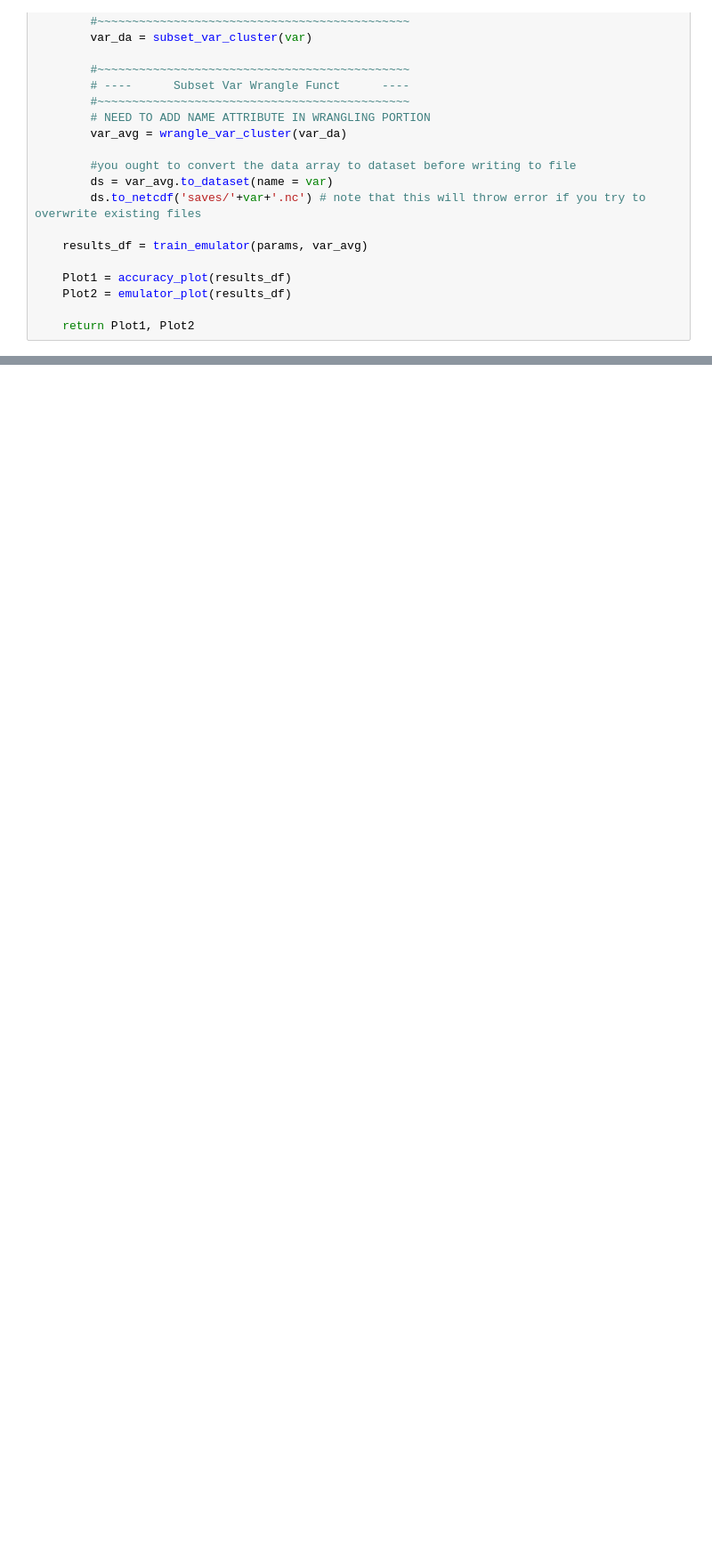
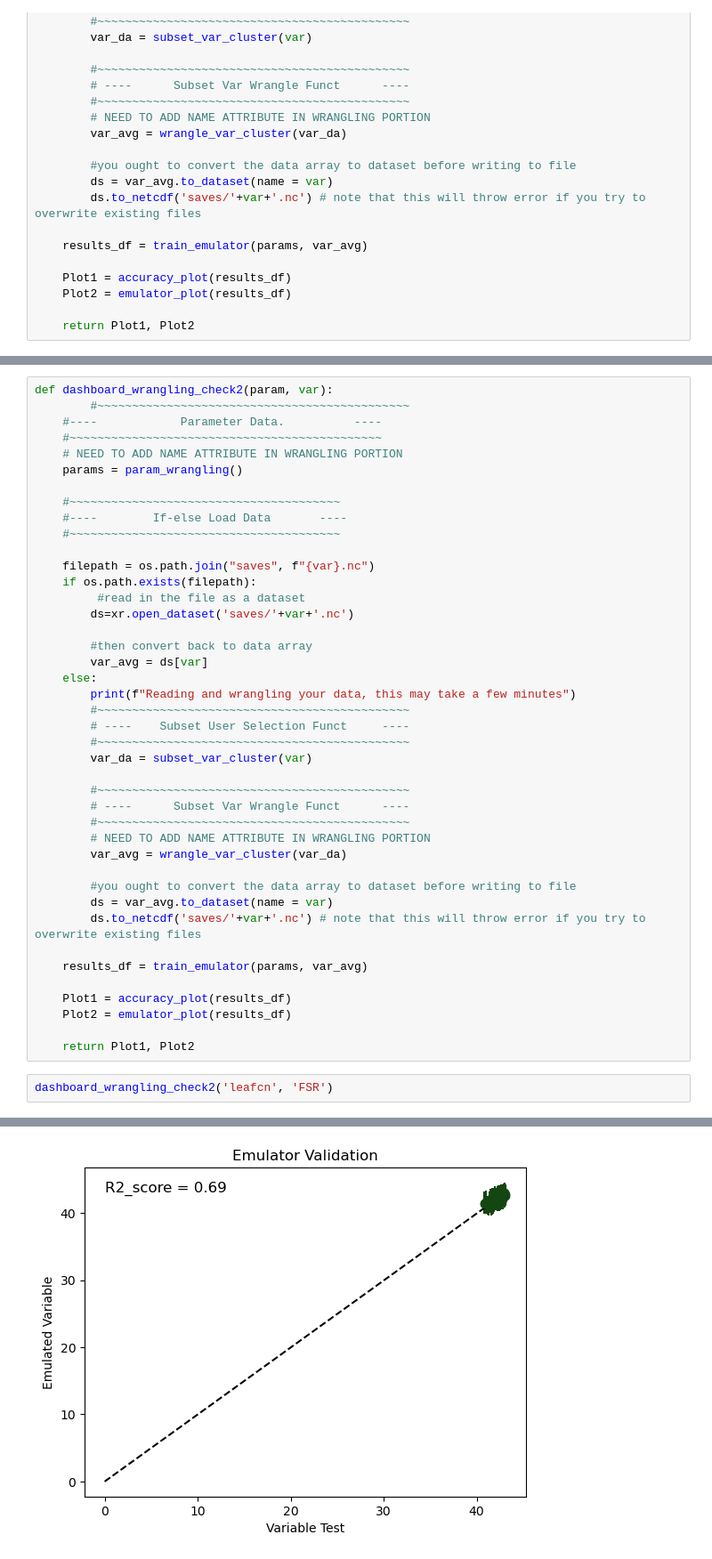
Before and after one commit to GaiaFuture/Prototype, a Jupyter notebook: main_function.ipynb, the cells around one changed output, grey strips where cells are left out. Shown: that part at 89% size. Drawn from its saved outputs; the diff is of its cells as text; blank space fills up the shorter version.

```diff
--- a/main_function.ipynb
+++ b/main_function.ipynb
@@ -72,0 +137,45 @@ Mean Absolute Error: 2.5008176225625332e-06
+# %%
+def dashboard_wrangling_check2(param, var):
+        #~~~~~~~~~~~~~~~~~~~~~~~~~~~~~~~~~~~~~~~~~~~~~
+    #----            Parameter Data.          ----
+    #~~~~~~~~~~~~~~~~~~~~~~~~~~~~~~~~~~~~~~~~~~~~~
+    # NEED TO ADD NAME ATTRIBUTE IN WRANGLING PORTION
+    params = param_wrangling()
+
+    #~~~~~~~~~~~~~~~~~~~~~~~~~~~~~~~~~~~~~~~
+    #----        If-else Load Data       ----
+    #~~~~~~~~~~~~~~~~~~~~~~~~~~~~~~~~~~~~~~~
+
+    filepath = os.path.join("saves", f"{var}.nc")
+    if os.path.exists(filepath):
+         #read in the file as a dataset
+        ds=xr.open_dataset('saves/'+var+'.nc')
+
+        #then convert back to data array
+        var_avg = ds[var]
+    else:
+        print(f"Reading and wrangling your data, this may take a few minutes")
+        #~~~~~~~~~~~~~~~~~~~~~~~~~~~~~~~~~~~~~~~~~~~~~
+        # ----    Subset User Selection Funct     ----
+        #~~~~~~~~~~~~~~~~~~~~~~~~~~~~~~~~~~~~~~~~~~~~~
+        var_da = subset_var_cluster(var)
+
+        #~~~~~~~~~~~~~~~~~~~~~~~~~~~~~~~~~~~~~~~~~~~~~
+        # ----      Subset Var Wrangle Funct      ----
+        #~~~~~~~~~~~~~~~~~~~~~~~~~~~~~~~~~~~~~~~~~~~~~
+        # NEED TO ADD NAME ATTRIBUTE IN WRANGLING PORTION
+        var_avg = wrangle_var_cluster(var_da)
+
+        #you ought to convert the data array to dataset before writing to file
+        ds = var_avg.to_dataset(name = var)
+        ds.to_netcdf('saves/'+var+'.nc') # note that this will throw error if you try to overwrite existing files
+
+    results_df = train_emulator(params, var_avg)
+
+    Plot1 = accuracy_plot(results_df)
+    Plot2 = emulator_plot(results_df)
+
+    return Plot1, Plot2
+# %%
+dashboard_wrangling_check2('leafcn', 'FSR')
+# %% [output]
@@ -72,0 +183 @@ Mean Absolute Error: 2.5008176225625332e-06
+[figure, added]
```
Also changed, not shown: parts of 10 cells of this notebook, 1 other file.
